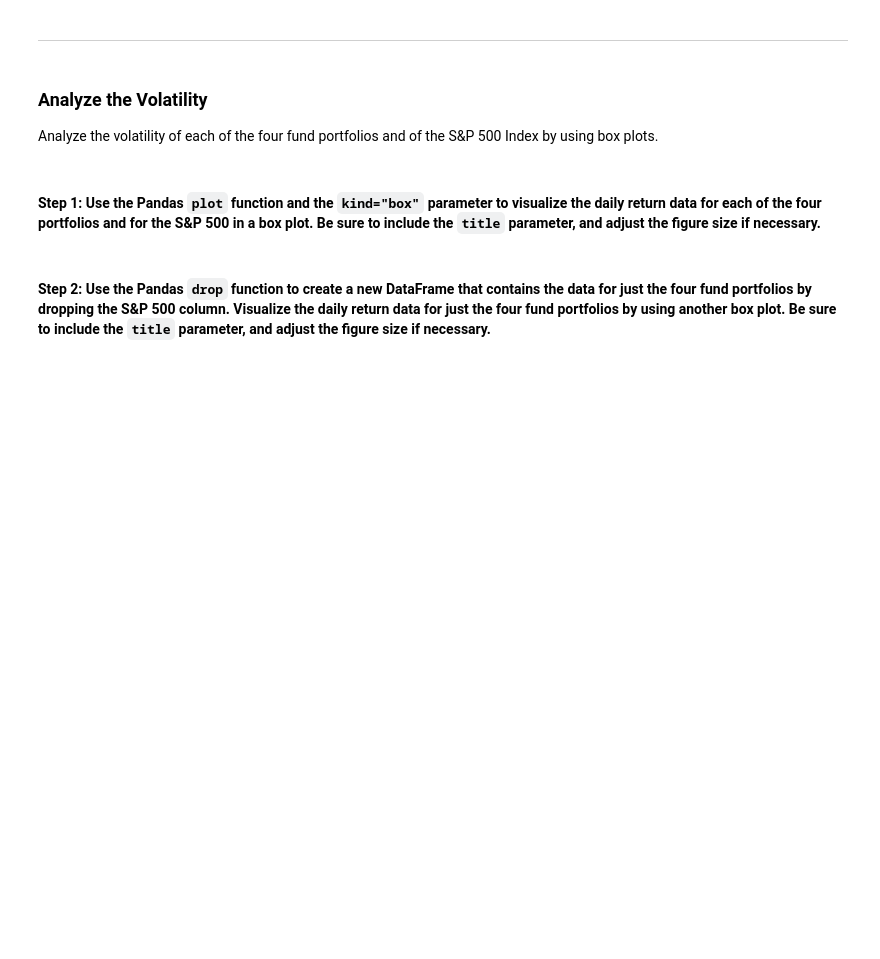
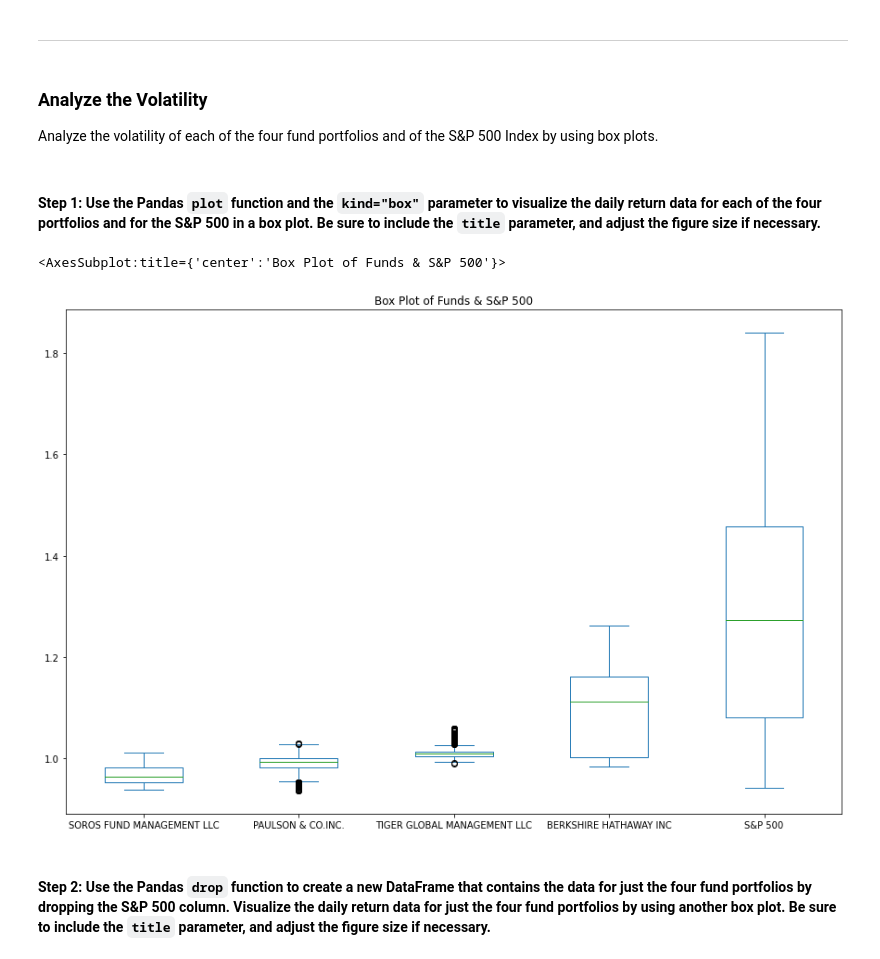
Before and after one commit to JWM09/Risk-Diversification, a Jupyter notebook: Starter_Code/risk_return_analysis.ipynb, the cells around one changed output. Saved outputs shown, nothing was run; the diff lists cells and outputs as text; code cells hidden in the pictures; blank space fills up the shorter version.

```diff
--- a/Starter_Code/risk_return_analysis.ipynb
+++ b/Starter_Code/risk_return_analysis.ipynb
@@ -162,7 +200,10 @@ Analyze the volatility of each of the four fund portfolios and of the S&P 500 In
 # %%
 # Use the daily return data to create box plots to visualize the volatility of the 4 funds and the S&P 500
 # Include a title parameter and adjust the figure size
-# YOUR CODE HERE
+daily_return_df.plot(kind="box", figsize=(15,10), title='Box Plot of Funds & S&P 500')
+# %% [output]
+<AxesSubplot:title={'center':'Box Plot of Funds & S&P 500'}>
+[figure, added]
 # %% [markdown]
 #### Step 2: Use the Pandas `drop` function to create a new DataFrame that contains the data for just the four fund portfolios by dropping the S&P 500 column. Visualize the daily return data for just the four fund portfolios by using another box plot. Be sure to include the `title` parameter, and adjust the figure size if necessary.
 # %%
```
Also changed, not shown: parts of 8 cells of this notebook.
